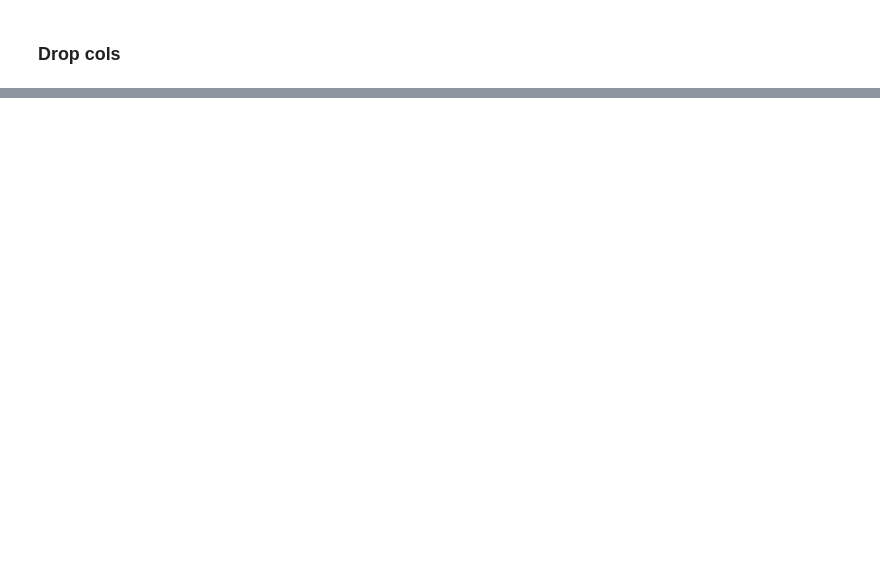
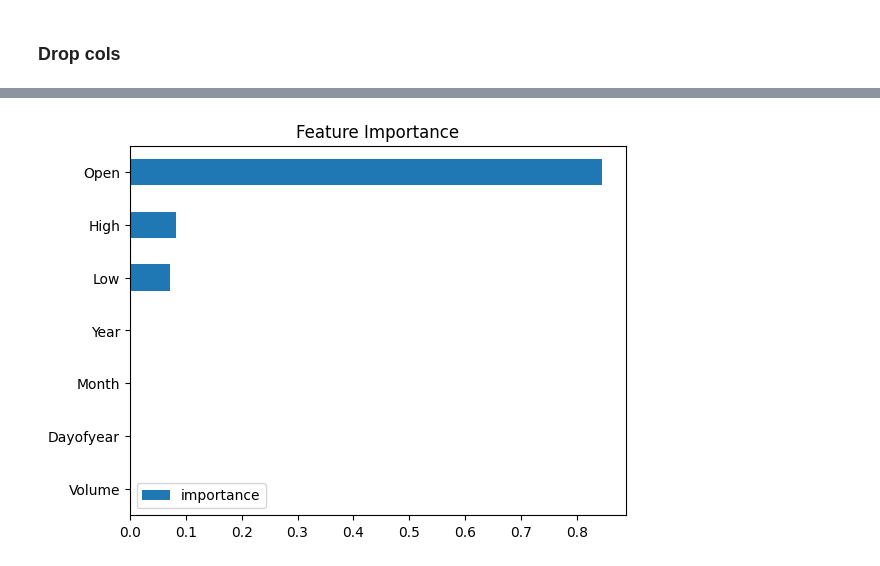
Before and after one commit to Akseluhr/ID2223-Scalable-ML, a Jupyter notebook: project/Untitled.ipynb, the cells around one changed output, grey strips where cells are left out. Drawn from its saved outputs; the diff is of its cells as text; code cells hidden in the pictures; blank space fills up the shorter version.

```diff
--- a/project/Untitled.ipynb
+++ b/project/Untitled.ipynb
@@ -105,0 +221,16 @@ KeyError: "['Open', 'High', 'Low', 'Adj Close', 'Volume'] not found in axis"
+# %%
+import xgboost as xgb
+from sklearn.metrics import mean_squared_error
+
+FEATURES = ['Open', 'High', 'Low', 'Volume', 'Dayofyear', 'Month', 'Year']
+TARGET = ['Close']
+
+X_train = train[FEATURES]
+y_train = train[TARGET]
+
+X_test = test[FEATURES]
+y_test = test[TARGET]
+
+
+reg = xgb.XGBRegressor(n_estimators=1000, early_stopping=15, learning_rate=0.001)
+reg.fit(X_train, y_train, eval_set=[(X_train, y_train), (X_test, y_test)], verbose=True)
@@ -105,0 +281,9 @@ KeyError: "['Open', 'High', 'Low', 'Adj Close', 'Volume'] not found in axis"
+# %%
+feature_importance = pd.DataFrame(data=reg.feature_importances_,
+             index=reg.get_booster().feature_names,
+             columns=['importance'])
+# %%
+feature_importance.sort_values('importance').plot(kind='barh', title='Feature Importance')
+plt.show()
+# %% [output]
+[figure, added]
```
Also changed, not shown: parts of 20 cells of this notebook.
